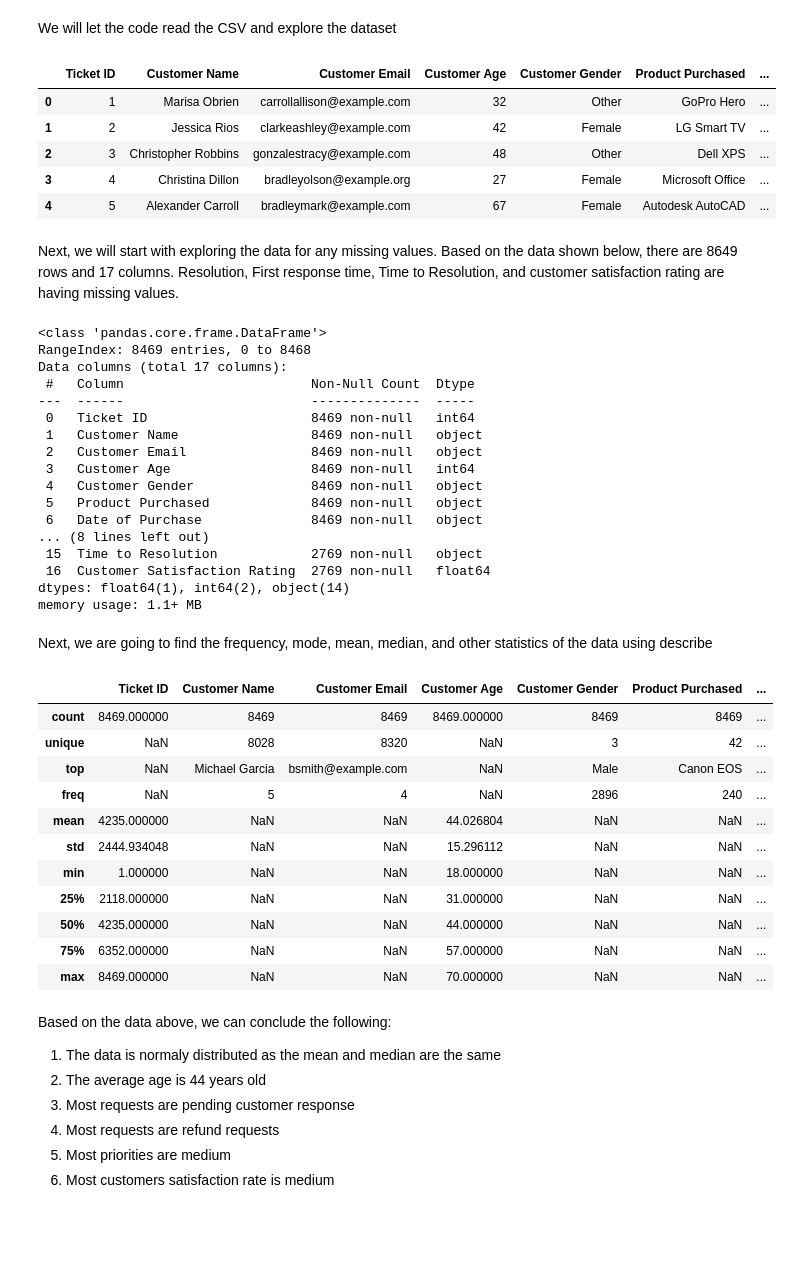
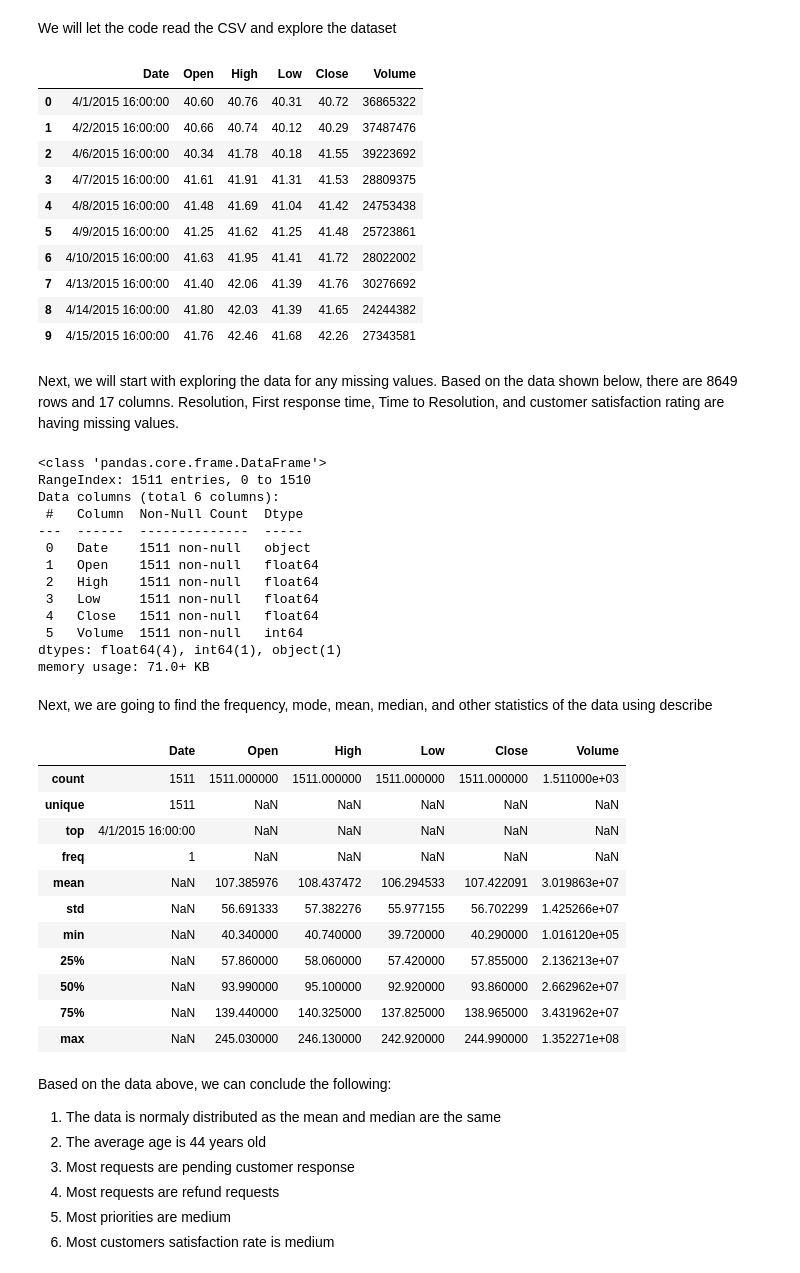
Before and after one commit to Jowayria-27/Artifical-Intelligence-Project, a Jupyter notebook: Microsoft Stocks Prediction.ipynb, the cells around one changed output. Cells and saved outputs as stored; diff of their text form; code cells hidden in the pictures; blank space fills up the shorter version.

```diff
--- a/Microsoft Stocks Prediction.ipynb
+++ b/Microsoft Stocks Prediction.ipynb
@@ -13,65 +13,66 @@ We will let the code read the CSV and explore the dataset
 # %%
 import pandas as pd
 import numpy as np
 import matplotlib.pyplot as plt
 import seaborn as sns
 from google.colab import files
 import statistics as s
 
 %matplotlib inline
 sns.set()
 try:
-    df = pd.read_csv('customer_support_tickets.csv')
+    df = pd.read_csv('Microsoft_Stock.csv')
 except:
-    df = pd.read_csv('https://raw.githubusercontent.com/Jowayria-27/Artifical-Intelligence-Project/refs/heads/main/customer_support_tickets.csv')
+    df = pd.read_csv('https://raw.githubusercontent.com/Jowayria-27/Artifical-Intelligence-Project/refs/heads/main/Microsoft_Stock.csv')
 
-df.head()
+df.head(10)
 # %% [output]
-|  | Ticket ID | Customer Name | Customer Email | Customer Age | Customer Gender | Product Purchased | ... |
-| 0 | 1 | Marisa Obrien | carrollallison@example.com | 32 | Other | GoPro Hero | ... |
-| 1 | 2 | Jessica Rios | clarkeashley@example.com | 42 | Female | LG Smart TV | ... |
-| 2 | 3 | Christopher Robbins | gonzalestracy@example.com | 48 | Other | Dell XPS | ... |
-| 3 | 4 | Christina Dillon | bradleyolson@example.org | 27 | Female | Microsoft Office | ... |
-| 4 | 5 | Alexander Carroll | bradleymark@example.com | 67 | Female | Autodesk AutoCAD | ... |
+|  | Date | Open | High | Low | Close | Volume |
+| 0 | 4/1/2015 16:00:00 | 40.60 | 40.76 | 40.31 | 40.72 | 36865322 |
+| 1 | 4/2/2015 16:00:00 | 40.66 | 40.74 | 40.12 | 40.29 | 37487476 |
+| 2 | 4/6/2015 16:00:00 | 40.34 | 41.78 | 40.18 | 41.55 | 39223692 |
+| 3 | 4/7/2015 16:00:00 | 41.61 | 41.91 | 41.31 | 41.53 | 28809375 |
+| 4 | 4/8/2015 16:00:00 | 41.48 | 41.69 | 41.04 | 41.42 | 24753438 |
+| 5 | 4/9/2015 16:00:00 | 41.25 | 41.62 | 41.25 | 41.48 | 25723861 |
+| 6 | 4/10/2015 16:00:00 | 41.63 | 41.95 | 41.41 | 41.72 | 28022002 |
+| 7 | 4/13/2015 16:00:00 | 41.40 | 42.06 | 41.39 | 41.76 | 30276692 |
+| 8 | 4/14/2015 16:00:00 | 41.80 | 42.03 | 41.39 | 41.65 | 24244382 |
+| 9 | 4/15/2015 16:00:00 | 41.76 | 42.46 | 41.68 | 42.26 | 27343581 |
 # %% [markdown]
 Next, we will start with exploring the data for any missing values. Based on the data shown below, there are 8649 rows and 17 columns. Resolution, First response time, Time to Resolution, and customer satisfaction rating are having missing values.
 # %%
 df.info()
 # %% [output]
 <class 'pandas.core.frame.DataFrame'>
-RangeIndex: 8469 entries, 0 to 8468
-Data columns (total 17 columns):
- #   Column                        Non-Null Count  Dtype
----  ------                        --------------  -----
- 0   Ticket ID                     8469 non-null   int64
- 1   Customer Name                 8469 non-null   object
- 2   Customer Email                8469 non-null   object
- 3   Customer Age                  8469 non-null   int64
- 4   Customer Gender               8469 non-null   object
- 5   Product Purchased             8469 non-null   object
- 6   Date of Purchase              8469 non-null   object
-... (8 lines left out)
- 15  Time to Resolution            2769 non-null   object
- 16  Customer Satisfaction Rating  2769 non-null   float64
-dtypes: float64(1), int64(2), object(14)
-memory usage: 1.1+ MB
+RangeIndex: 1511 entries, 0 to 1510
+Data columns (total 6 columns):
+ #   Column  Non-Null Count  Dtype
+---  ------  --------------  -----
+ 0   Date    1511 non-null   object
+ 1   Open    1511 non-null   float64
+ 2   High    1511 non-null   float64
+ 3   Low     1511 non-null   float64
+ 4   Close   1511 non-null   float64
+ 5   Volume  1511 non-null   int64
+dtypes: float64(4), int64(1), object(1)
+memory usage: 71.0+ KB
 # %% [markdown]
 Next, we are going to find the frequency, mode, mean, median, and other statistics of the data using describe
 # %%
 df.describe(include="all")
 # %% [output]
-|  | Ticket ID | Customer Name | Customer Email | Customer Age | Customer Gender | Product Purchased | ... |
-| count | 8469.000000 | 8469 | 8469 | 8469.000000 | 8469 | 8469 | ... |
-| unique | NaN | 8028 | 8320 | NaN | 3 | 42 | ... |
-| top | NaN | Michael Garcia | bsmith@example.com | NaN | Male | Canon EOS | ... |
-| freq | NaN | 5 | 4 | NaN | 2896 | 240 | ... |
-| mean | 4235.000000 | NaN | NaN | 44.026804 | NaN | NaN | ... |
-| std | 2444.934048 | NaN | NaN | 15.296112 | NaN | NaN | ... |
-| min | 1.000000 | NaN | NaN | 18.000000 | NaN | NaN | ... |
-| 25% | 2118.000000 | NaN | NaN | 31.000000 | NaN | NaN | ... |
-| 50% | 4235.000000 | NaN | NaN | 44.000000 | NaN | NaN | ... |
-| 75% | 6352.000000 | NaN | NaN | 57.000000 | NaN | NaN | ... |
-| max | 8469.000000 | NaN | NaN | 70.000000 | NaN | NaN | ... |
+|  | Date | Open | High | Low | Close | Volume |
+| count | 1511 | 1511.000000 | 1511.000000 | 1511.000000 | 1511.000000 | 1.511000e+03 |
+| unique | 1511 | NaN | NaN | NaN | NaN | NaN |
+| top | 4/1/2015 16:00:00 | NaN | NaN | NaN | NaN | NaN |
+| freq | 1 | NaN | NaN | NaN | NaN | NaN |
+| mean | NaN | 107.385976 | 108.437472 | 106.294533 | 107.422091 | 3.019863e+07 |
+| std | NaN | 56.691333 | 57.382276 | 55.977155 | 56.702299 | 1.425266e+07 |
+| min | NaN | 40.340000 | 40.740000 | 39.720000 | 40.290000 | 1.016120e+05 |
+| 25% | NaN | 57.860000 | 58.060000 | 57.420000 | 57.855000 | 2.136213e+07 |
+| 50% | NaN | 93.990000 | 95.100000 | 92.920000 | 93.860000 | 2.662962e+07 |
+| 75% | NaN | 139.440000 | 140.325000 | 137.825000 | 138.965000 | 3.431962e+07 |
+| max | NaN | 245.030000 | 246.130000 | 242.920000 | 244.990000 | 1.352271e+08 |
 # %% [markdown]
 Based on the data above, we can conclude the following:
 1. The data is normaly distributed as the mean and median are the same
```
Also changed, not shown: parts of 3 cells of this notebook.
